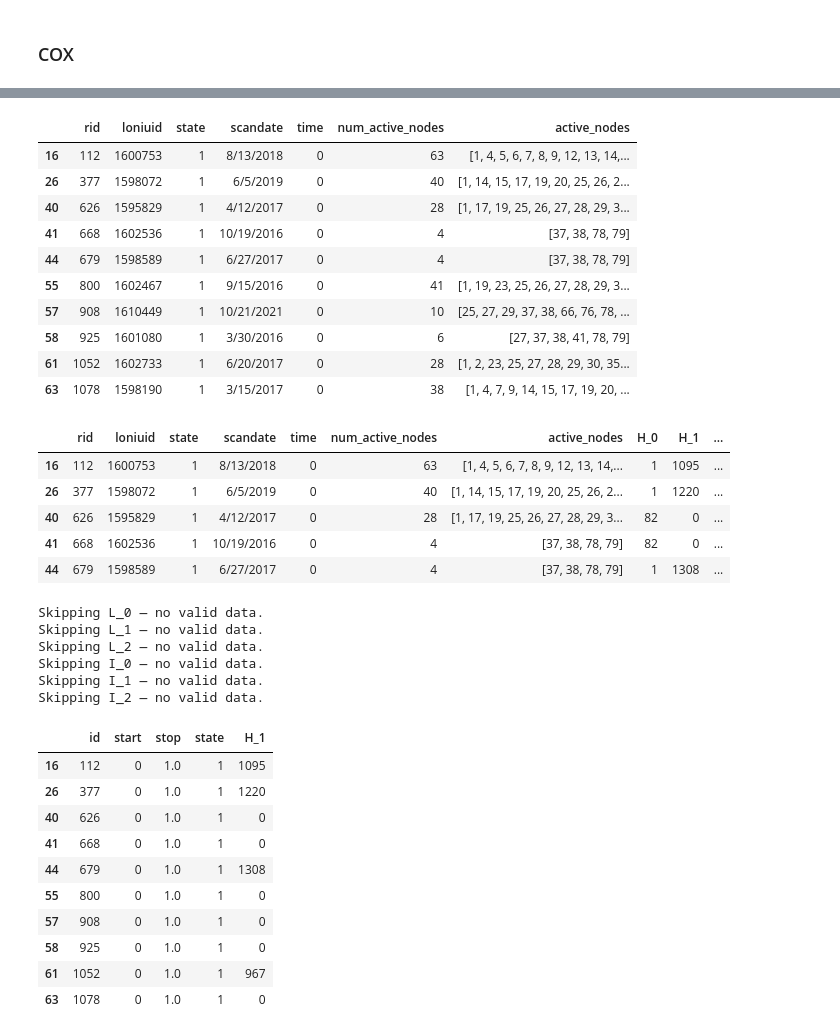
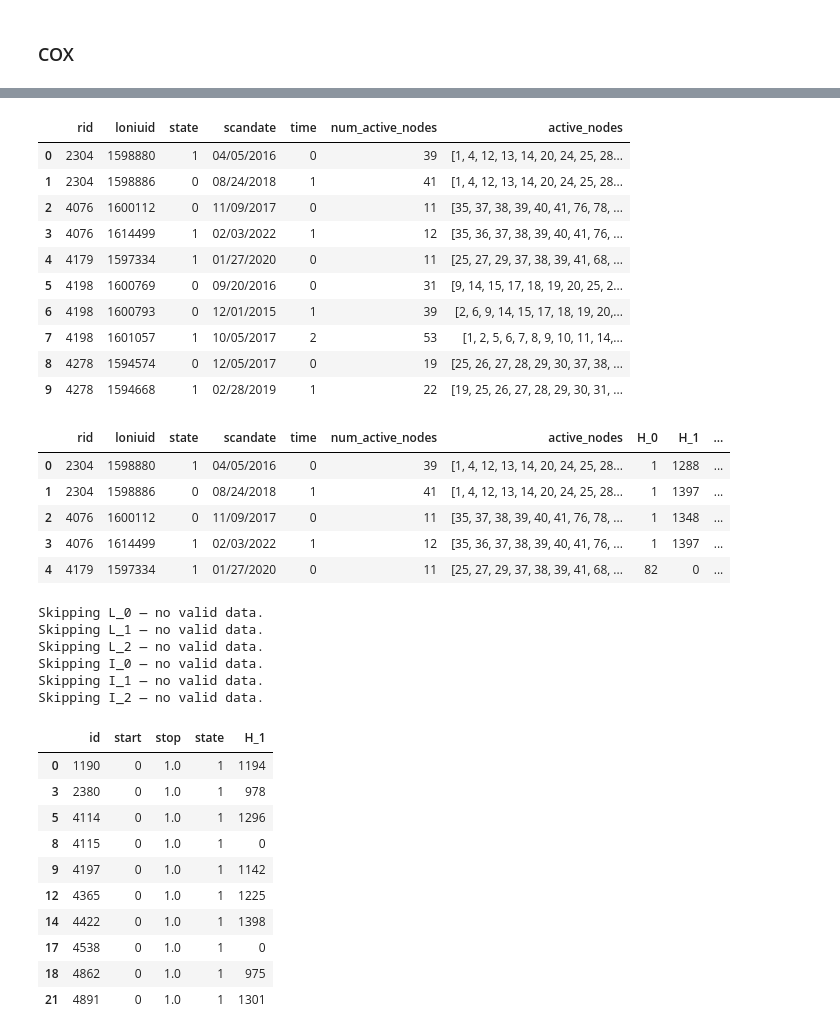
Before and after one commit to shakkyaNV/NetworkModels, a Jupyter notebook: Project1/A3/tau-cox-models.ipynb, the cells around one changed output, grey strips where cells are left out. Saved outputs shown, nothing was run; the diff lists cells and outputs as text; code cells hidden in the pictures.

```diff
--- a/Project1/A3/tau-cox-models.ipynb
+++ b/Project1/A3/tau-cox-models.ipynb
@@ -32,7 +32,7 @@ params = {'ngeom_edges_in_persistence': True, 'max_persistence_dim': 2,
                 'non_active': -1
                }
 params['query_filter'] = "rid in [21, 31]"
-adni_data_rel_path = os.path.join("resources", "adni_pet_image_analysis", "TAU", "structured_files_DXSUM_mereged_UCBERKELEY_TAU_6MM_06Mar2026", "DXSUM_mereged_UCBERKELEY_TAU_6MM_06Mar2026_suvr.csv")
+adni_data_rel_path = os.path.join("resources", "adni_pet_image_analysis", "TAU", "ADNI_merged_diagnosis.csv")
 graph_file_rel_path = os.path.join("resources", "base_data", "DKATLAS33_base.graphml")
 # %%
 df_adni = utils.df_rename_to_fsnames(adni_data_rel_path, type_filter="tau")
@@ -52,5 +52,14 @@ Shape of df_adni processed: (3, 175)
 # %% [markdown]
 ### COX
+# %%
+### RID's that only changed status # 4400, 2304 -- QC Flag error [ --> change utils_a3.activation_times_of_patients_for_cortical_regions_df.state_value_col = any('summary_diagnosis_MCI', 'summary_diagnosis_AD'])
+params['query_filter'] = "rid in [751, 1190, 2180, 2380, 4076, 4114, 4115, 4179, 4197, 4198, 4278, 4365, 4422, 4538, 4637, 4706, 4785, 4862, 4891, 5132, 5265, 5277, 6001, 6061, 6073, 6189, 6222, 6241, 6252, 6345, 6411, 6497, 6529, 6632, 6640, 6668, 6724, 6788, 6800, 6805]"
+# %%
+### Whole way to AD transition only --> change utils_a3.activation_times_of_patients_for_cortical_regions_df.state_value_col = 'summary_diagnosis_AD'
+params['query_filter'] = "rid in [1190, 2380, 4114, 4115, 4197, 4365, 4422, 4538, 4862, 4891, 6073, 6222, 6241, 6252, 6345, 6497, 6529, 6632, 6640, 6668, 6724, 6788, 6800, 6805]"
+# %%
+## AT least MCI --> change utils_a3.activation_times_of_patients_for_cortical_regions_df.state_value_col = 'summary_diagnosis_MCI'
+params['query_filter'] = "rid in [751, 2180, 2304, 4076, 4179, 4198, 4278, 4400, 4637, 4706, 4785, 5132, 5265, 5277, 6001, 6061, 6189, 6411]"
 # %%
 importlib.reload(gp_a1)
 
@@ -93,26 +118,26 @@ df_temp = df_temp[front_columns + middle_columns + suffix_columns]
 df_temp.drop(columns=suffix_columns, inplace=False).head(10)
 # %% [output]
 |  | rid | loniuid | state | scandate | time | num_active_nodes | active_nodes |
-| 16 | 112 | 1600753 | 1 | 8/13/2018 | 0 | 63 | [1, 4, 5, 6, 7, 8, 9, 12, 13, 14,... |
-| 26 | 377 | 1598072 | 1 | 6/5/2019 | 0 | 40 | [1, 14, 15, 17, 19, 20, 25, 26, 2... |
-| 40 | 626 | 1595829 | 1 | 4/12/2017 | 0 | 28 | [1, 17, 19, 25, 26, 27, 28, 29, 3... |
-| 41 | 668 | 1602536 | 1 | 10/19/2016 | 0 | 4 | [37, 38, 78, 79] |
-| 44 | 679 | 1598589 | 1 | 6/27/2017 | 0 | 4 | [37, 38, 78, 79] |
-| 55 | 800 | 1602467 | 1 | 9/15/2016 | 0 | 41 | [1, 19, 23, 25, 26, 27, 28, 29, 3... |
-| 57 | 908 | 1610449 | 1 | 10/21/2021 | 0 | 10 | [25, 27, 29, 37, 38, 66, 76, 78, ... |
-| 58 | 925 | 1601080 | 1 | 3/30/2016 | 0 | 6 | [27, 37, 38, 41, 78, 79] |
-| 61 | 1052 | 1602733 | 1 | 6/20/2017 | 0 | 28 | [1, 2, 23, 25, 27, 28, 29, 30, 35... |
-| 63 | 1078 | 1598190 | 1 | 3/15/2017 | 0 | 38 | [1, 4, 7, 9, 14, 15, 17, 19, 20, ... |
+| 0 | 2304 | 1598880 | 1 | 04/05/2016 | 0 | 39 | [1, 4, 12, 13, 14, 20, 24, 25, 28... |
+| 1 | 2304 | 1598886 | 0 | 08/24/2018 | 1 | 41 | [1, 4, 12, 13, 14, 20, 24, 25, 28... |
+| 2 | 4076 | 1600112 | 0 | 11/09/2017 | 0 | 11 | [35, 37, 38, 39, 40, 41, 76, 78, ... |
+| 3 | 4076 | 1614499 | 1 | 02/03/2022 | 1 | 12 | [35, 36, 37, 38, 39, 40, 41, 76, ... |
+| 4 | 4179 | 1597334 | 1 | 01/27/2020 | 0 | 11 | [25, 27, 29, 37, 38, 39, 41, 68, ... |
+| 5 | 4198 | 1600769 | 0 | 09/20/2016 | 0 | 31 | [9, 14, 15, 17, 18, 19, 20, 25, 2... |
+| 6 | 4198 | 1600793 | 0 | 12/01/2015 | 1 | 39 | [2, 6, 9, 14, 15, 17, 18, 19, 20,... |
+| 7 | 4198 | 1601057 | 1 | 10/05/2017 | 2 | 53 | [1, 2, 5, 6, 7, 8, 9, 10, 11, 14,... |
+| 8 | 4278 | 1594574 | 0 | 12/05/2017 | 0 | 19 | [25, 26, 27, 28, 29, 30, 37, 38, ... |
+| 9 | 4278 | 1594668 | 1 | 02/28/2019 | 1 | 22 | [19, 25, 26, 27, 28, 29, 30, 31, ... |
 # %%
 df = df_temp
-df.head(5)
+df.head()
 # %% [output]
 |  | rid | loniuid | state | scandate | time | num_active_nodes | active_nodes | H_0 | H_1 | ... |
-| 16 | 112 | 1600753 | 1 | 8/13/2018 | 0 | 63 | [1, 4, 5, 6, 7, 8, 9, 12, 13, 14,... | 1 | 1095 | ... |
-| 26 | 377 | 1598072 | 1 | 6/5/2019 | 0 | 40 | [1, 14, 15, 17, 19, 20, 25, 26, 2... | 1 | 1220 | ... |
-| 40 | 626 | 1595829 | 1 | 4/12/2017 | 0 | 28 | [1, 17, 19, 25, 26, 27, 28, 29, 3... | 82 | 0 | ... |
-| 41 | 668 | 1602536 | 1 | 10/19/2016 | 0 | 4 | [37, 38, 78, 79] | 82 | 0 | ... |
-| 44 | 679 | 1598589 | 1 | 6/27/2017 | 0 | 4 | [37, 38, 78, 79] | 1 | 1308 | ... |
+| 0 | 2304 | 1598880 | 1 | 04/05/2016 | 0 | 39 | [1, 4, 12, 13, 14, 20, 24, 25, 28... | 1 | 1288 | ... |
+| 1 | 2304 | 1598886 | 0 | 08/24/2018 | 1 | 41 | [1, 4, 12, 13, 14, 20, 24, 25, 28... | 1 | 1397 | ... |
+| 2 | 4076 | 1600112 | 0 | 11/09/2017 | 0 | 11 | [35, 37, 38, 39, 40, 41, 76, 78, ... | 1 | 1348 | ... |
+| 3 | 4076 | 1614499 | 1 | 02/03/2022 | 1 | 12 | [35, 36, 37, 38, 39, 40, 41, 76, ... | 1 | 1397 | ... |
+| 4 | 4179 | 1597334 | 1 | 01/27/2020 | 0 | 11 | [25, 27, 29, 37, 38, 39, 41, 68, ... | 82 | 0 | ... |
 # %%
 landscape_cols = ['L_0', 'L_1', 'L_2']
 image_cols = ['I_0', 'I_1', 'I_2']
@@ -183,16 +208,16 @@ df_pca.drop(columns=['E_0', 'E_1', 'E_2', 'H_2', 'H_0'], inplace=True)
 df_pca.head(10)
 # %% [output]
 |  | id | start | stop | state | H_1 |
-| 16 | 112 | 0 | 1.0 | 1 | 1095 |
-| 26 | 377 | 0 | 1.0 | 1 | 1220 |
-| 40 | 626 | 0 | 1.0 | 1 | 0 |
-| 41 | 668 | 0 | 1.0 | 1 | 0 |
-| 44 | 679 | 0 | 1.0 | 1 | 1308 |
-| 55 | 800 | 0 | 1.0 | 1 | 0 |
-| 57 | 908 | 0 | 1.0 | 1 | 0 |
-| 58 | 925 | 0 | 1.0 | 1 | 0 |
-| 61 | 1052 | 0 | 1.0 | 1 | 967 |
-| 63 | 1078 | 0 | 1.0 | 1 | 0 |
+| 0 | 1190 | 0 | 1.0 | 1 | 1194 |
+| 3 | 2380 | 0 | 1.0 | 1 | 978 |
+| 5 | 4114 | 0 | 1.0 | 1 | 1296 |
+| 8 | 4115 | 0 | 1.0 | 1 | 0 |
+| 9 | 4197 | 0 | 1.0 | 1 | 1142 |
+| 12 | 4365 | 0 | 1.0 | 1 | 1225 |
+| 14 | 4422 | 0 | 1.0 | 1 | 1398 |
+| 17 | 4538 | 0 | 1.0 | 1 | 0 |
+| 18 | 4862 | 0 | 1.0 | 1 | 975 |
+| 21 | 4891 | 0 | 1.0 | 1 | 1301 |
 # %%
 from lifelines import CoxTimeVaryingFitter
 ctv = CoxTimeVaryingFitter()
```
Also changed, not shown: parts of 35 cells of this notebook, 1 other file.
